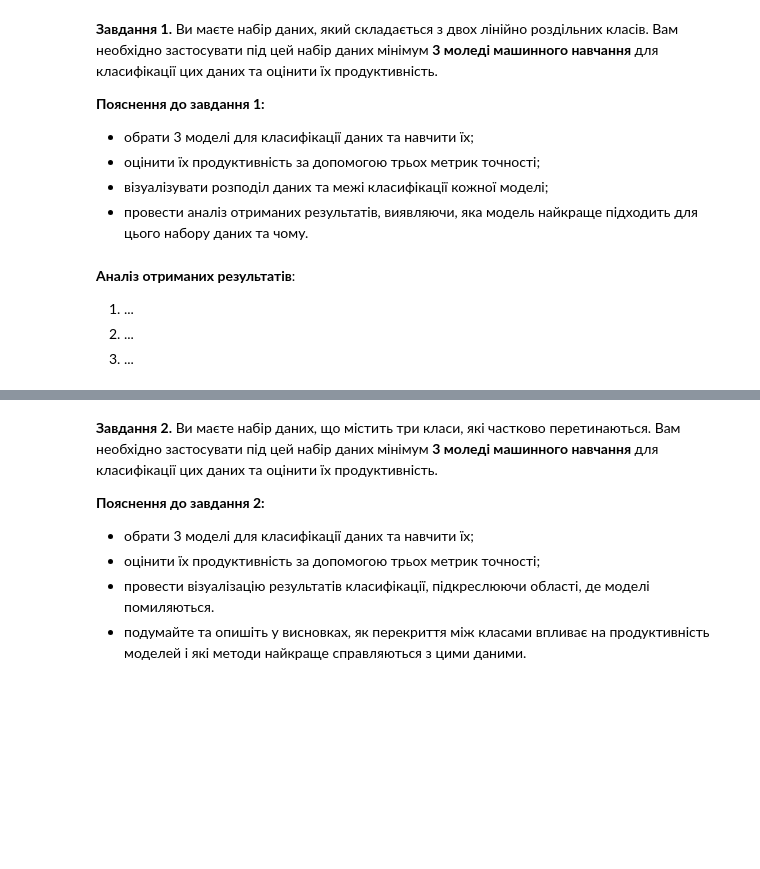
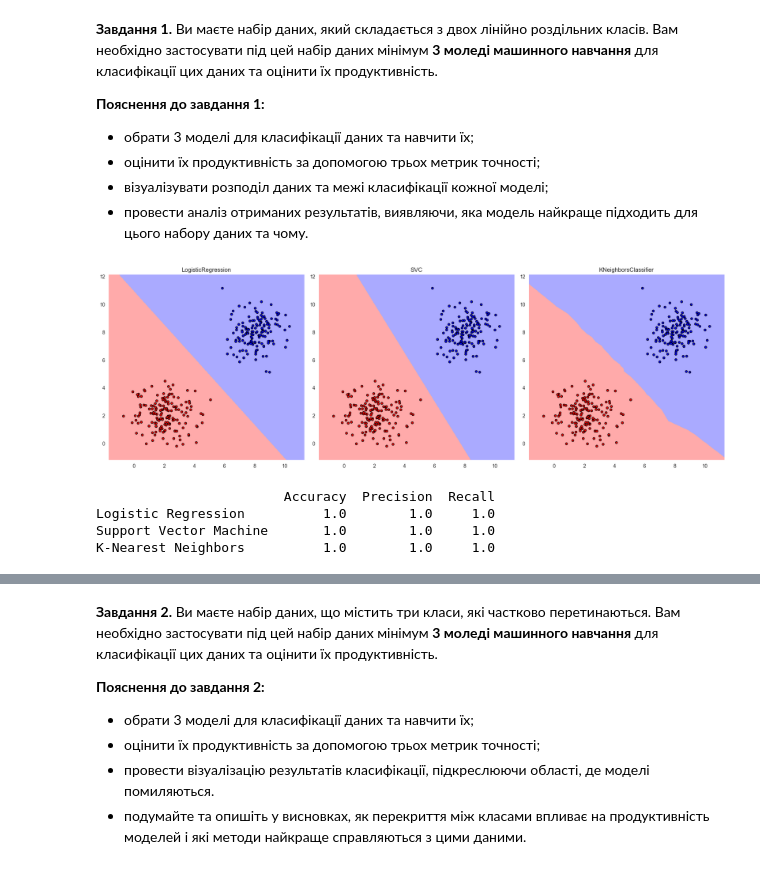
Before and after one commit to Wadzet/ad-course, a Jupyter notebook: lab_3/DM_practice_3.ipynb, the cells around one changed output, grey strips where cells are left out. Saved outputs shown, nothing was run; the diff lists cells and outputs as text; code cells hidden in the pictures; blank space fills up the shorter version.

```diff
--- a/lab_3/DM_practice_3.ipynb
+++ b/lab_3/DM_practice_3.ipynb
@@ -28,6 +15,0 @@
-# %% [markdown]
-**Аналіз отриманих результатів**:
-
-1.   ...
-2.   ...
-3.   ...
@@ -33,0 +27,55 @@
+# %%
+data = pd.read_csv('../lab_2/sklearn_dataset.csv')
+
+X = data[['x', 'y']].values
+y = data['class'].values
+
+X_train, X_test, y_train, y_test = train_test_split(X, y, test_size=0.3, random_state=42)
+# %%
+models = {
+    "Logistic Regression": LogisticRegression(),
+    "Support Vector Machine": SVC(kernel='linear'),
+    "K-Nearest Neighbors": KNeighborsClassifier(n_neighbors=5)
+}
+# %%
+def plot_decision_boundaries(X, y, model, ax):
+    cmap_light = ListedColormap(['#FFAAAA', '#AAAAFF'])
+    cmap_bold = ListedColormap(['#FF0000', '#0000FF'])
+
+    h = .02
+    x_min, x_max = X[:, 0].min() - 1, X[:, 0].max() + 1
+    y_min, y_max = X[:, 1].min() - 1, X[:, 1].max() + 1
+    xx, yy = np.meshgrid(np.arange(x_min, x_max, h), np.arange(y_min, y_max, h))
+
+    Z = model.predict(np.c_[xx.ravel(), yy.ravel()])
+    Z = Z.reshape(xx.shape)
+
+    ax.contourf(xx, yy, Z, cmap=cmap_light)
+    ax.scatter(X[:, 0], X[:, 1], c=y, cmap=cmap_bold, edgecolor='k', s=20)
+    ax.set_title(f"{model.__class__.__name__}")
+# %%
+fig, axs = plt.subplots(1, 3, figsize=(18, 6))
+results = {}
+
+for idx, (name, model) in enumerate(models.items()):
+    model.fit(X_train, y_train)
+    y_pred = model.predict(X_test)
+
+    accuracy = accuracy_score(y_test, y_pred)
+    precision = precision_score(y_test, y_pred, average='macro')
+    recall = recall_score(y_test, y_pred, average='macro')
+    results[name] = {'Accuracy': accuracy, 'Precision': precision, 'Recall': recall}
+    plot_decision_boundaries(X_test, y_test, model, axs[idx])
+
+plt.tight_layout()
+plt.show()
+# %% [output]
+[figure, added]
+# %%
+results_df = pd.DataFrame(results).T
+print(results_df)
+# %% [output]
+                        Accuracy  Precision  Recall
+Logistic Regression          1.0        1.0     1.0
+Support Vector Machine       1.0        1.0     1.0
+K-Nearest Neighbors          1.0        1.0     1.0
```
Also changed, not shown: parts of 44 cells of this notebook.
